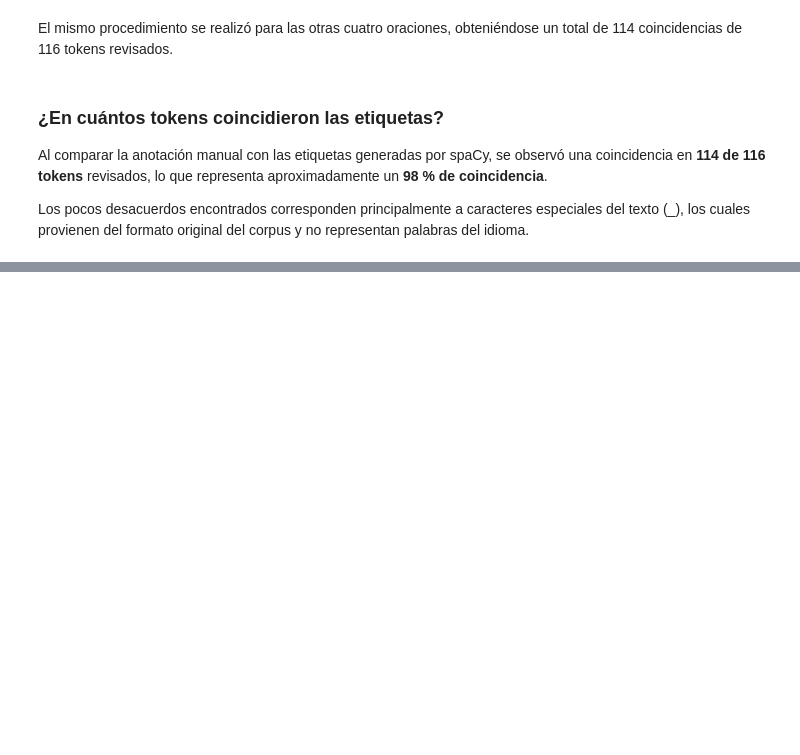
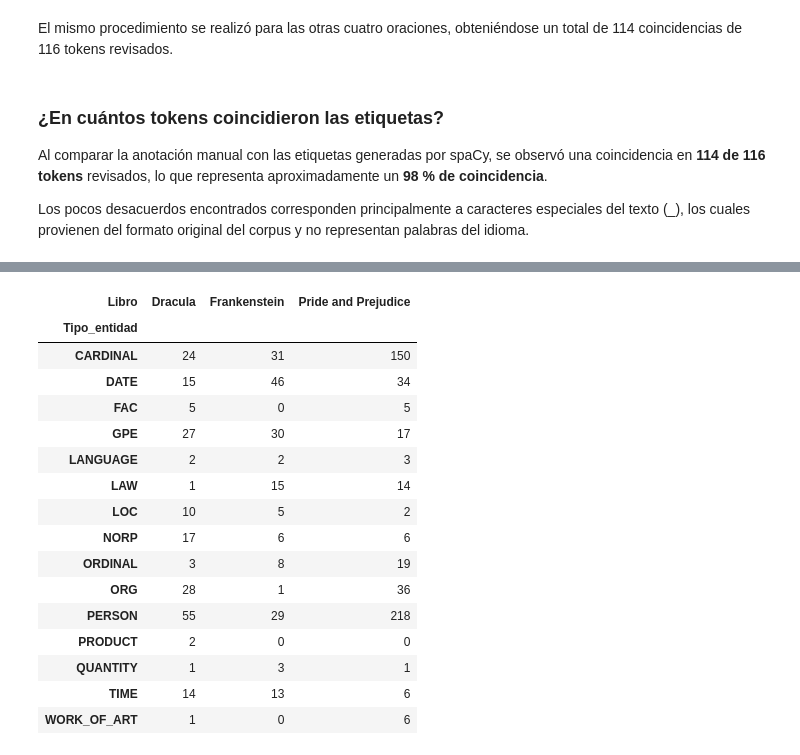
Before and after one commit to Cynthiss/NLP, a Jupyter notebook: Lab_6/Lab_6.ipynb, the cells around one changed output, grey strips where cells are left out. Drawn from its saved outputs; the diff is of its cells as text; code cells hidden in the pictures; blank space fills up the shorter version.

```diff
--- a/Lab_6/Lab_6.ipynb
+++ b/Lab_6/Lab_6.ipynb
@@ -533,0 +576,19 @@ Los pocos desacuerdos encontrados corresponden principalmente a caracteres espec
+# %%
+# Crear tabla con conteo de entidades por tipo y libro
+ner_rows = []
+
+for title, result in ner_results.items():
+
+    # Contar tipos de entidades
+    label_counts = Counter([ent.label_ for ent in result["entities"]])
+
+    for label, count in label_counts.items():
+        ner_rows.append({
+            "Libro": title,
+            "Tipo_entidad": label,
+            "Conteo": count
+        })
+
+ner_distribution_df = pd.DataFrame(ner_rows)
+
+ner_distribution_df.head()
@@ -533,0 +602,27 @@ Los pocos desacuerdos encontrados corresponden principalmente a caracteres espec
+# %%
+# Tabla comparativa solicitada: tipos de entidad vs libros
+ner_table = ner_distribution_df.pivot(
+    index="Tipo_entidad",
+    columns="Libro",
+    values="Conteo"
+).fillna(0).astype(int)
+
+ner_table
+# %% [output]
+| Libro | Dracula | Frankenstein | Pride and Prejudice |
+| Tipo_entidad |  |  |  |
+| CARDINAL | 24 | 31 | 150 |
+| DATE | 15 | 46 | 34 |
+| FAC | 5 | 0 | 5 |
+| GPE | 27 | 30 | 17 |
+| LANGUAGE | 2 | 2 | 3 |
+| LAW | 1 | 15 | 14 |
+| LOC | 10 | 5 | 2 |
+| NORP | 17 | 6 | 6 |
+| ORDINAL | 3 | 8 | 19 |
+| ORG | 28 | 1 | 36 |
+| PERSON | 55 | 29 | 218 |
+| PRODUCT | 2 | 0 | 0 |
+| QUANTITY | 1 | 3 | 1 |
+| TIME | 14 | 13 | 6 |
+| WORK_OF_ART | 1 | 0 | 6 |
```
Also changed, not shown: parts of 13 cells of this notebook.
